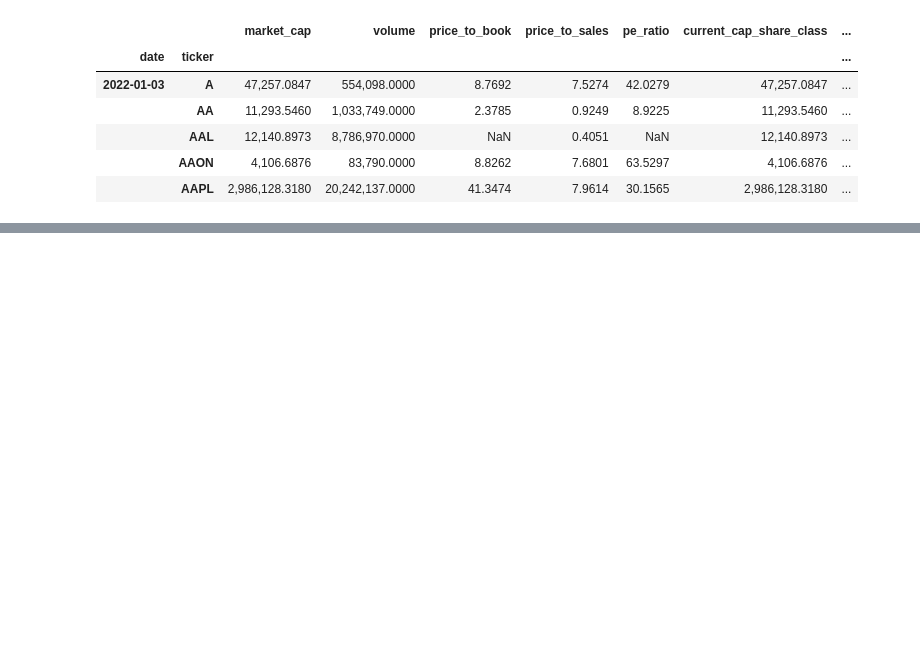
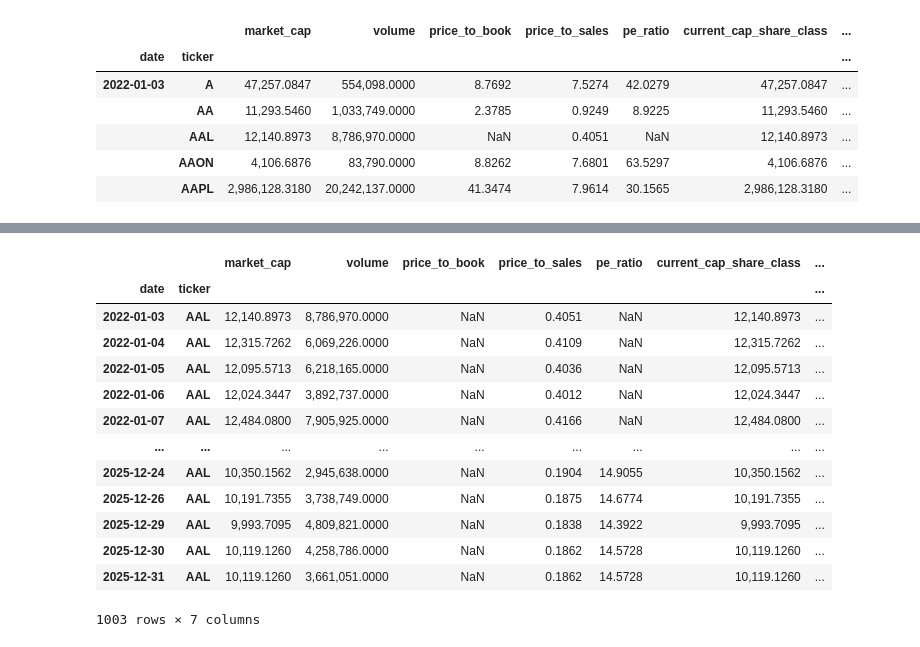
Before and after one commit to karllovaas/Winter-Workshop-Benchmark-Team, a Jupyter notebook: data_frame_updater.ipynb, the cells around one changed output, grey strips where cells are left out. Drawn from its saved outputs; the diff is of its cells as text; code cells hidden in the pictures; blank space fills up the shorter version.

```diff
--- a/data_frame_updater.ipynb
+++ b/data_frame_updater.ipynb
@@ -51,0 +82,18 @@ def rolling_growth_rate(price_to_sales : pd.Series) -> float:
+# %%
+AAL_mask = df.index.get_level_values("ticker") == "AAL"
+df.loc[AAL_mask]
+# %% [output]
+|  |  | market_cap | volume | price_to_book | price_to_sales | pe_ratio | current_cap_share_class | ... |
+| date | ticker |  |  |  |  |  |  | ... |
+| 2022-01-03 | AAL | 12,140.8973 | 8,786,970.0000 | NaN | 0.4051 | NaN | 12,140.8973 | ... |
+| 2022-01-04 | AAL | 12,315.7262 | 6,069,226.0000 | NaN | 0.4109 | NaN | 12,315.7262 | ... |
+| 2022-01-05 | AAL | 12,095.5713 | 6,218,165.0000 | NaN | 0.4036 | NaN | 12,095.5713 | ... |
+| 2022-01-06 | AAL | 12,024.3447 | 3,892,737.0000 | NaN | 0.4012 | NaN | 12,024.3447 | ... |
+| 2022-01-07 | AAL | 12,484.0800 | 7,905,925.0000 | NaN | 0.4166 | NaN | 12,484.0800 | ... |
+| ... | ... | ... | ... | ... | ... | ... | ... | ... |
+| 2025-12-24 | AAL | 10,350.1562 | 2,945,638.0000 | NaN | 0.1904 | 14.9055 | 10,350.1562 | ... |
+| 2025-12-26 | AAL | 10,191.7355 | 3,738,749.0000 | NaN | 0.1875 | 14.6774 | 10,191.7355 | ... |
+| 2025-12-29 | AAL | 9,993.7095 | 4,809,821.0000 | NaN | 0.1838 | 14.3922 | 9,993.7095 | ... |
+| 2025-12-30 | AAL | 10,119.1260 | 4,258,786.0000 | NaN | 0.1862 | 14.5728 | 10,119.1260 | ... |
+| 2025-12-31 | AAL | 10,119.1260 | 3,661,051.0000 | NaN | 0.1862 | 14.5728 | 10,119.1260 | ... |
+1003 rows × 7 columns
```
Also changed, not shown: parts of 7 cells of this notebook.
